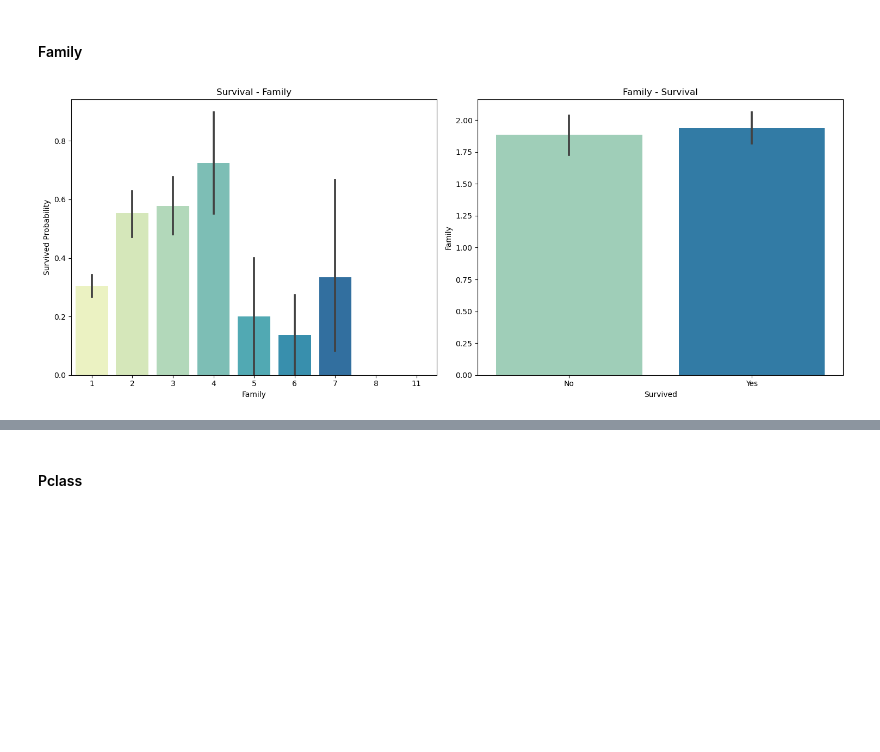
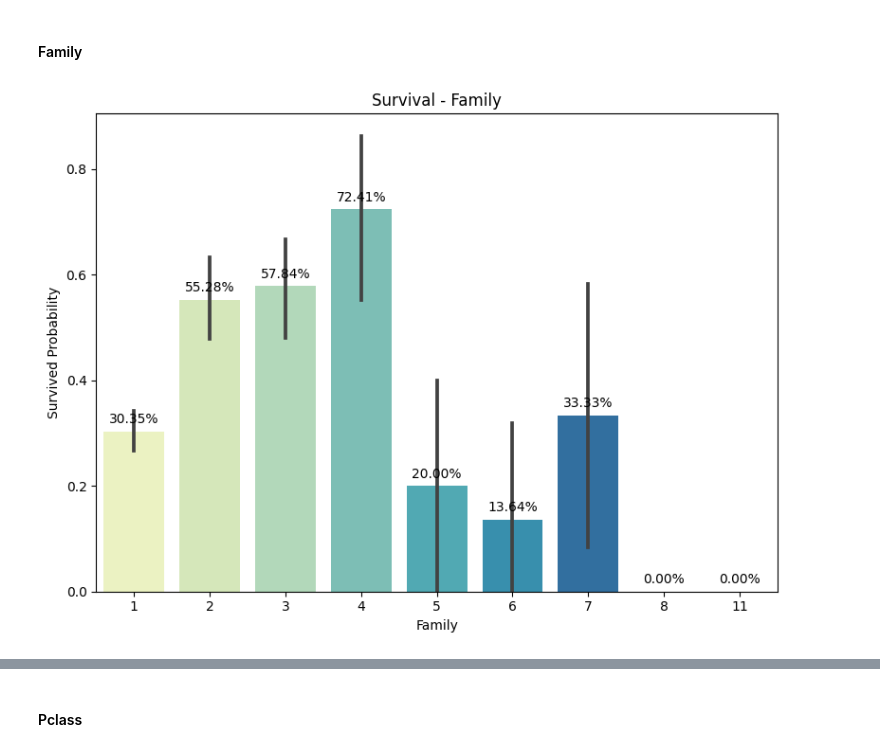
Before and after one commit to joselitom17/My_First_EDA_Titanic, a Jupyter notebook: notebooks/EDA_Titanic_JMA.ipynb, the cells around one changed output, grey strips where cells are left out. Drawn from its saved outputs; the diff is of its cells as text; code cells hidden in the pictures; blank space fills up the shorter version.

```diff
--- a/notebooks/EDA_Titanic_JMA.ipynb
+++ b/notebooks/EDA_Titanic_JMA.ipynb
@@ -576,24 +576,30 @@ plt.show()
 # %%
 # g = sns.barplot(x="Family", y="Survived", data=titanic, palette='YlGnBu')
 # g.set_ylabel("Survived Probability")
 # g.set_title("Survival - Family")
 # plt.show()
-fig, axes = plt.subplots(1, 2, figsize=(15, 6))
+# Supongamos que tienes un DataFrame llamado 'titanic'
 
-# Primer gráfico: Barplot de Pclass vs Survived
-sns.barplot(x="Family", y="Survived", data=titanic, palette='YlGnBu', ax=axes[0])
-axes[0].set_ylabel("Survived Probability")
-axes[0].set_title("Survival - Family")
+fig, ax = plt.subplots(figsize=(8, 6))
 
-# Segundo gráfico: Boxplot de Sex vs Age con hue por Pclass
-sns.barplot(x="Survived", y="Family", data=titanic, palette='YlGnBu', ax=axes[1])
-axes[1].set_title("Family - Survival")
-axes[1].set_xticklabels(["No", "Yes"])
+# Gráfico: Barplot de Family vs Survived
+sns.barplot(x="Family", y="Survived", data=titanic, palette='YlGnBu', ax=ax)
+ax.set_ylabel("Survived Probability")
+ax.set_title("Survival - Family")
+
+# Añadir los porcentajes encima de las barras
+for p in ax.patches:
+    height = p.get_height()
+    ax.annotate(f'{height:.2%}',
+                (p.get_x() + p.get_width() / 2., height),
+                ha='center', va='center',
+                xytext=(0, 9),
+                textcoords='offset points')
 
 # Ajustar el layout
 plt.tight_layout()
 
 # Mostrar el gráfico
 plt.show()
 # %% [output]
-[figure, old version]
+[figure, new version]
```
Also changed, not shown: parts of 49 cells of this notebook, 2 other files.
